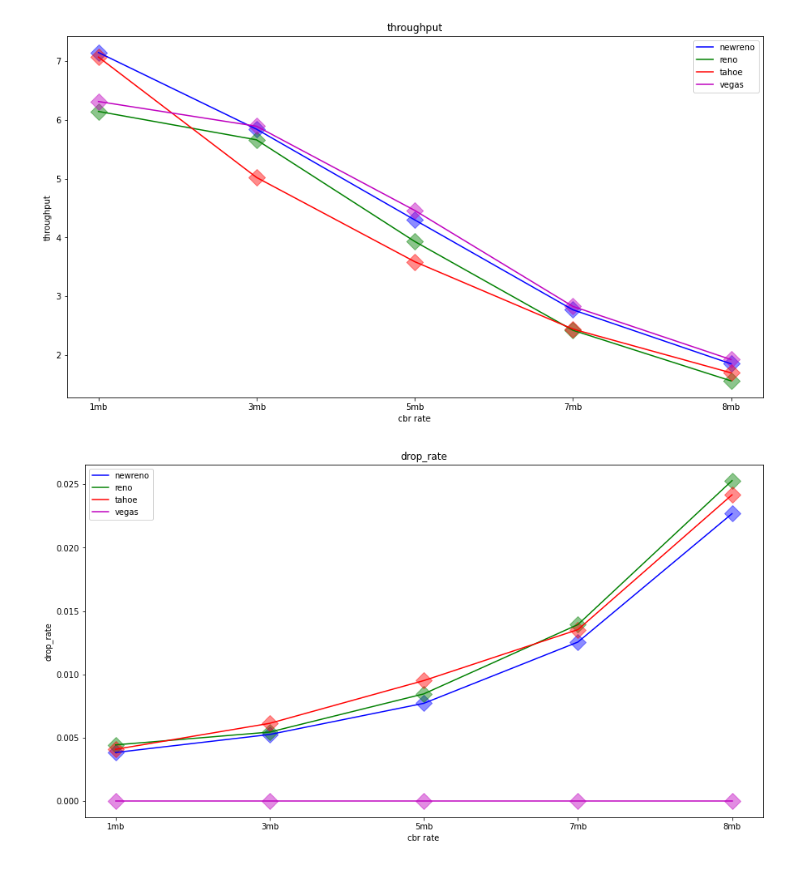
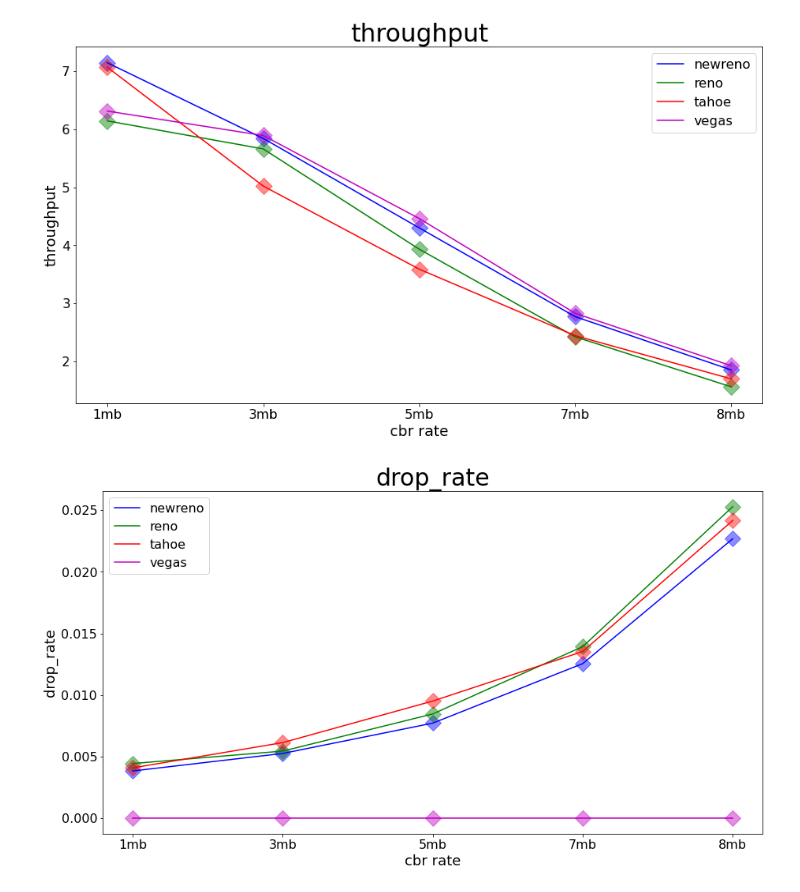
Before and after one commit to yxynicole/tcpVariants, a Jupyter notebook: ex1_plot.ipynb, the cells around one changed output. Saved outputs shown, nothing was run; the diff lists cells and outputs as text; code cells hidden in the pictures.

```diff
--- a/ex1_plot.ipynb
+++ b/ex1_plot.ipynb
@@ -11,9 +11,9 @@ df['simulation'] = simulation
 
 duration_m = [12, 11, 10, 11, 10, 9, 8.5, 12, 12, 12, 12]
 duration = [ duration_m[int(s[10:])]for s in df.simulation]
-df['duration'] = pd.Series(duration)
+df['duration'] = duration
 df.throughput /= df.duration
-
+del df['duration']
 agg_df = df.groupby(['varients', 'cbr_rate']).agg('mean').reset_index()
 agg_df
 # %% [output]
@@ -37,25 +37,27 @@ agg_df
 # %%
 from matplotlib import pyplot as plt
 
 
 color_m = dict(zip(agg_df.varients.unique(), 'bgrm'))
 
 def plot(df, v, col):
     #plt.boxplot([df[df.cbr_rate == i][col] for i in df.cbr_rate.unique()])
     df = df[df.varients == v]
     plt.scatter(df.cbr_rate, df[col], c=color_m[v], alpha=0.45, s=200, marker='D')
     return plt.plot(df.cbr_rate, df[col], c=color_m[v], label=v)
 
 for col in ['throughput', 'drop_rate', 'RTT']:
     plt.figure(figsize=(15, 8))
-    plt.title(col)
-    plt.xlabel('cbr rate')
-    plt.ylabel(col)
+    plt.title(col, fontsize=30)
+    plt.xlabel('cbr rate', fontsize=18)
+    plt.ylabel(col, fontsize=18)
+    plt.xticks(fontsize=16)
+    plt.yticks(fontsize=16)
     plt.legend(handles=[
         plot(agg_df, v, col)[0]
         for v in agg_df.varients.unique()
-    ])
+    ], prop={'size': 16})
     plt.show()
 # %% [output]
-[figure, old version]
+[figure, new version]
-[figure, old version]
+[figure, new version]
```
Also changed, not shown: parts of 4 cells of this notebook, 3 other files.
